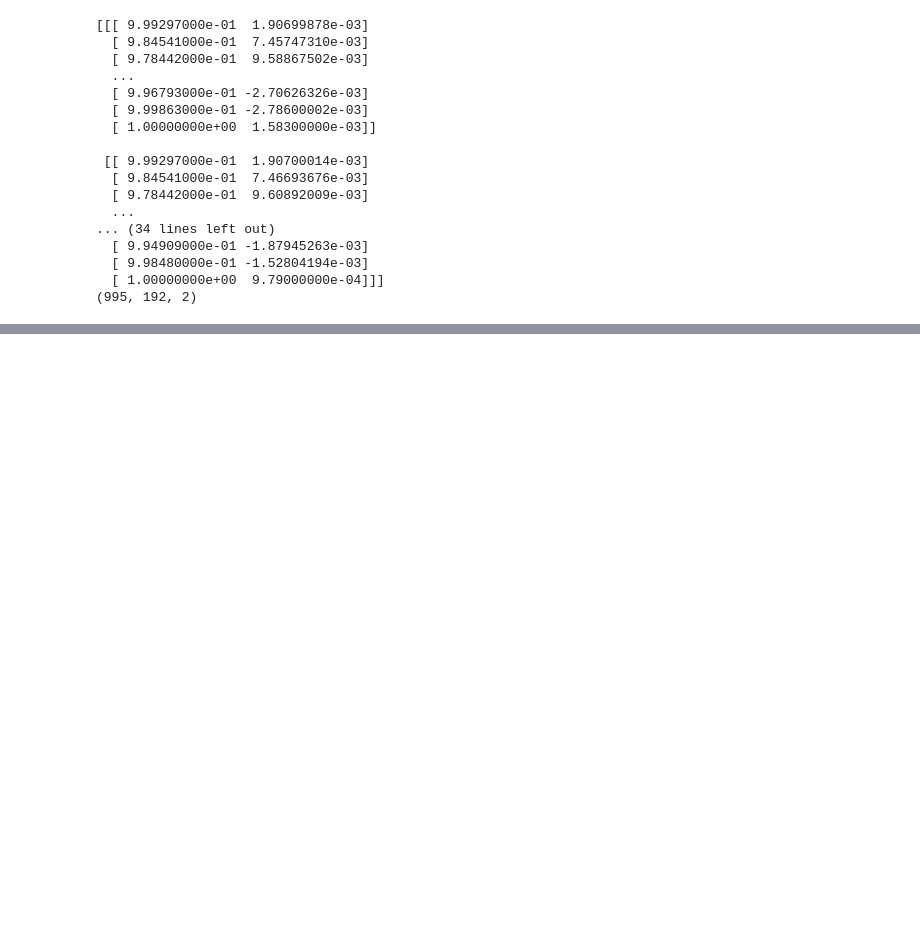
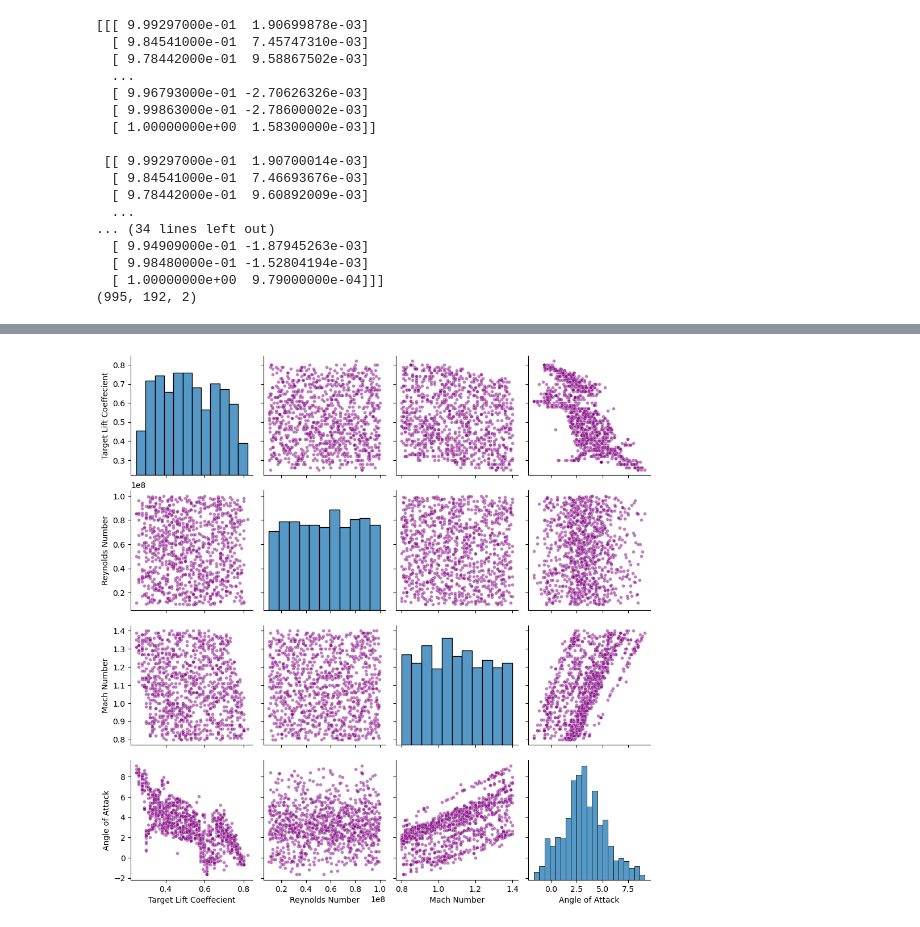
Before and after one commit to Hghn02/Inverse-Design-of-Optimal-Airfoil-Geometry, a Jupyter notebook: data_vis.ipynb, the cells around one changed output, grey strips where cells are left out. Cells and saved outputs as stored; diff of their text form; code cells hidden in the pictures; blank space fills up the shorter version.

```diff
--- a/data_vis.ipynb
+++ b/data_vis.ipynb
@@ -67,0 +112,6 @@ print(airfoils_opt.shape)
+# %%
+# Plotting scatter grid plot of all variables
+sns.pairplot(df, plot_kws=dict(marker="o",s=18,alpha=0.5,linewidth=0.4,color='purple'))
+plt.show()
+# %% [output]
+[figure, added]
```
Also changed, not shown: parts of 5 cells of this notebook.
